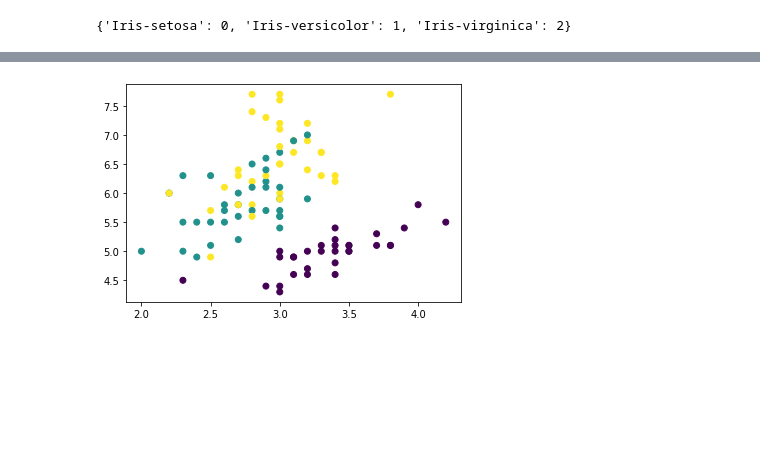
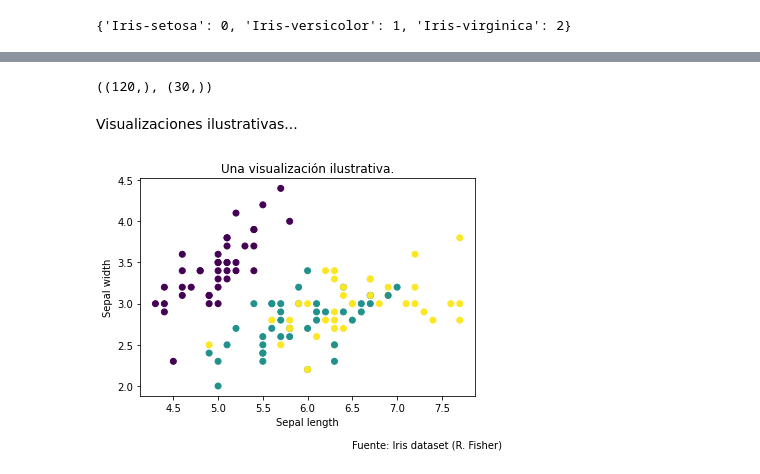
Before and after one commit to RicardoFloresH/data_analysis_utem, a Jupyter notebook: demo/template/template.ipynb, the cells around one changed output, grey strips where cells are left out. Cells and saved outputs as stored; diff of their text form; code cells hidden in the pictures; blank space fills up the shorter version.

Commit message:
Actualizar template, y modulos: dataset y model

```diff
--- a/demo/template/template.ipynb
+++ b/demo/template/template.ipynb
@@ -47,2 +44,0 @@ Ahora guardamos los datos en las variables `X` e `y` para representar el _input_
-# %%
-X_train, X_test, y_train, y_test, labels = d.load_dataset()
@@ -50,0 +47,4 @@ Datos cargados con éxito
+# %%
+data = d.load_iris_web()
+X, y = data['dataset']
+labels = data['labels']
@@ -67,3 +89,5 @@ Name: species, dtype: int64
+# %%
+X_train, X_test, y_train, y_test = train_test_split(X, y, test_size=0.2, random_state=42)
 # %%
 X_train.shape, X_test.shape
 # %% [output]
@@ -80,4 +95,14 @@ X_train.shape, X_test.shape
-# %%
-plt.scatter(X_train['sepal_width'], X_train['sepal_length'], c=y_train);
-# %% [output]
-[figure, removed]
+# %%
+y_train.shape, y_test.shape
+# %% [output]
+((120,), (30,))
+# %% [markdown]
+Visualizaciones ilustrativas...
+# %%
+plt.scatter(X_train['sepal_length'], X_train['sepal_width'], c=y_train);
+plt.xlabel('Sepal length');
+plt.ylabel('Sepal width');
+plt.title('Una visualización ilustrativa.')
+plt.text(6.5, 1.25, 'Fuente: Iris dataset (R. Fisher)');
+# %% [output]
+[figure, added]
```
Also changed, not shown: parts of 37 cells of this notebook, 2 other files.
